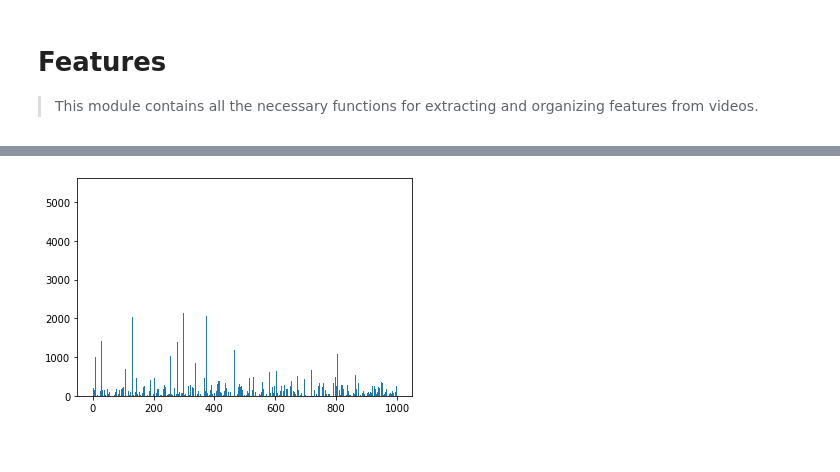
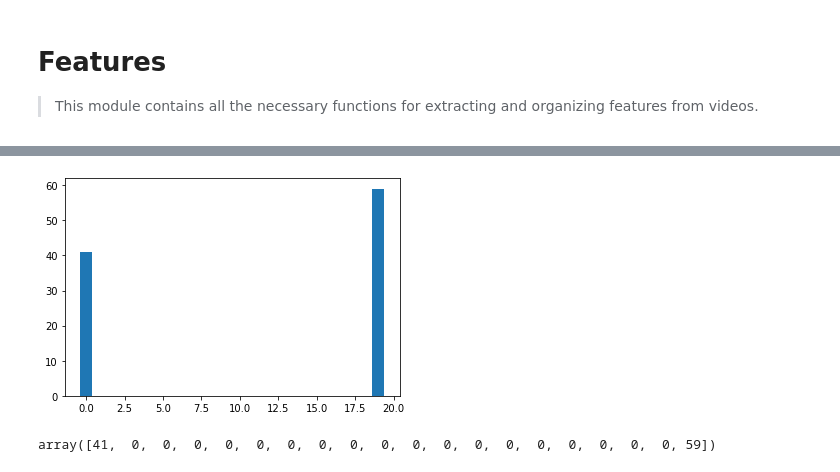
Before and after one commit to ncoop57/tango, a Jupyter notebook: nbs/01_features.ipynb, the cells around one changed output, grey strips where cells are left out. Cells and saved outputs as stored; diff of their text form; code cells hidden in the pictures.

Commit message:
Adding layered and non-layered implementations of BOVW

```diff
--- a/nbs/01_features.ipynb
+++ b/nbs/01_features.ipynb
@@ -75,0 +79,4 @@ features = extractor.extract(imgs[1]); features[:2].shape
+# %%
+#learn, linear_output_layer = cnn.trainPetsModel()
+#extractor = CNNExtractor(cnn.createExtractor(None, None, 'resnet50', False))
+extractor = CNNExtractor(cnn.createLayeredExtractor())
@@ -90,5 +112,5 @@ def gen_vcodebook(imgs, extractor, vwords = 10_000):
 
     return codebook
 # %%
-vwords = 1_000
+vwords = 20
 codebook = gen_vcodebook(imgs, extractor, vwords)
@@ -97,6 +117,7 @@ features = extractor.extract(imgs[0]);
 # %%
 labels = codebook.predict(features)
-hist = numpy.histogram(labels, bins = vwords)
+hist = np.histogram(labels, bins = vwords)
 plt.bar(range(vwords), hist[0])
-plt.show()
+print(labels)
+print(hist)
 # %% [output]
@@ -150,7 +158,7 @@ def get_bovw(vid_path, extractor, codebook):
 
     # checks whether frames were extracted
     success = 1
-    bovw = numpy.array([])
+    bovw = np.array([])
     for i in progress_bar(range(100)):
         # vid object calls read
         # function extract frames
@@ -158,9 +166,9 @@ def get_bovw(vid_path, extractor, codebook):
         if success:
             features = extractor.extract(img)
             vw = codebook.predict(features)
-            bovw = numpy.concatenate((bovw, vw))
+            bovw = np.concatenate((bovw, vw))
 
-    hist = numpy.histogram(bovw, bins = vwords)[0]
+    hist = np.histogram(bovw, bins = vwords)[0]
     return hist, bovw
 # %%
 hist, bovw = get_bovw(video_paths[3], extractor, codebook)
@@ -169,5 +179,7 @@ hist, bovw = get_bovw(video_paths[3], extractor, codebook)
 # %%
 plt.bar(range(vwords), hist)
 plt.show()
+hist
 # %% [output]
-[figure, old version]
+[figure, new version]
+array([41,  0,  0,  0,  0,  0,  0,  0,  0,  0,  0,  0,  0,  0,  0,  0,  0,  0,  0, 59])
```
Also changed, not shown: parts of 37 cells of this notebook, 11 other files.
